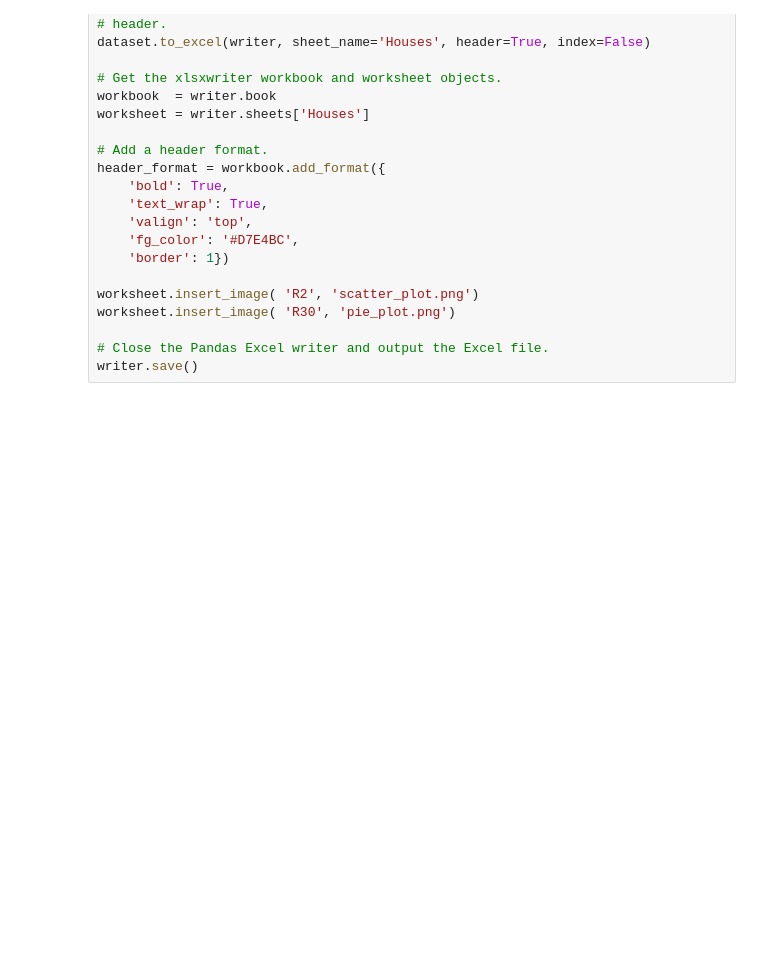
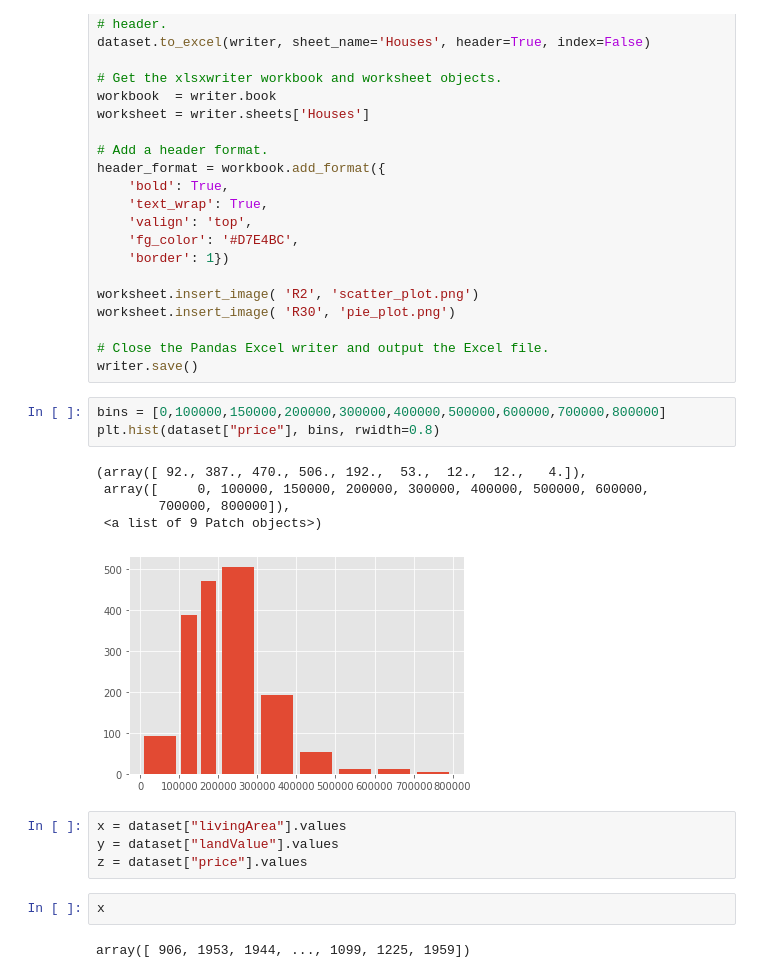
Before and after one commit to brainmentorspvtltd/MSIT_MachineLearning, a Jupyter notebook: HousesAnalysis.ipynb, the cells around one changed output. Cells and saved outputs as stored; diff of their text form; blank space fills up the shorter version.

```diff
--- a/HousesAnalysis.ipynb
+++ b/HousesAnalysis.ipynb
@@ -157,3 +158,20 @@ worksheet.insert_image( 'R30', 'pie_plot.png')
 
 # Close the Pandas Excel writer and output the Excel file.
 writer.save()
+# %%
+bins = [0,100000,150000,200000,300000,400000,500000,600000,700000,800000]
+plt.hist(dataset["price"], bins, rwidth=0.8)
+# %% [output]
+(array([ 92., 387., 470., 506., 192.,  53.,  12.,  12.,   4.]),
+ array([     0, 100000, 150000, 200000, 300000, 400000, 500000, 600000,
+        700000, 800000]),
+ <a list of 9 Patch objects>)
+[figure, added]
+# %%
+x = dataset["livingArea"].values
+y = dataset["landValue"].values
+z = dataset["price"].values
+# %%
+x
+# %% [output]
+array([ 906, 1953, 1944, ..., 1099, 1225, 1959])
```
Also changed, not shown: parts of 2 cells of this notebook, 3 other files.
